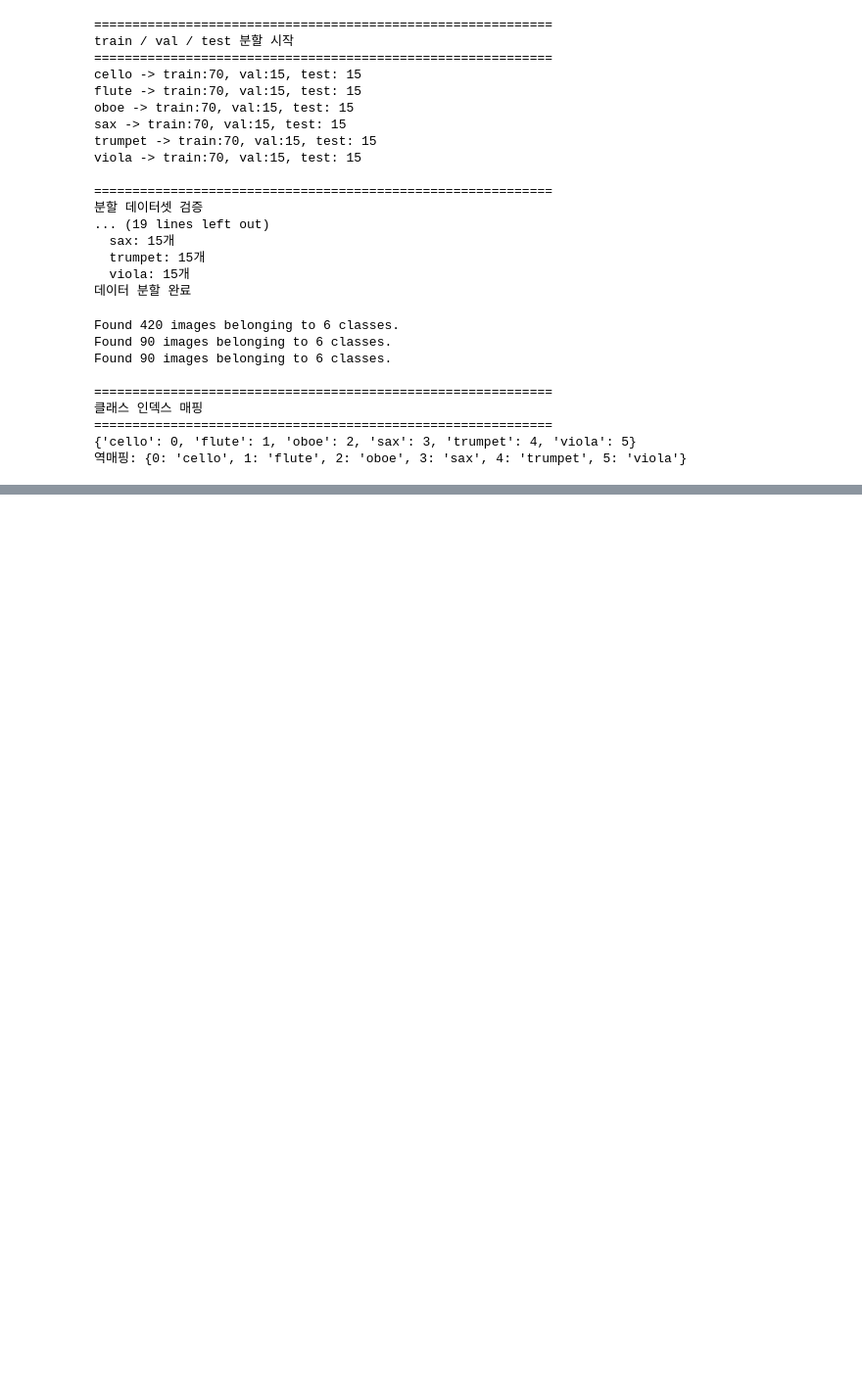
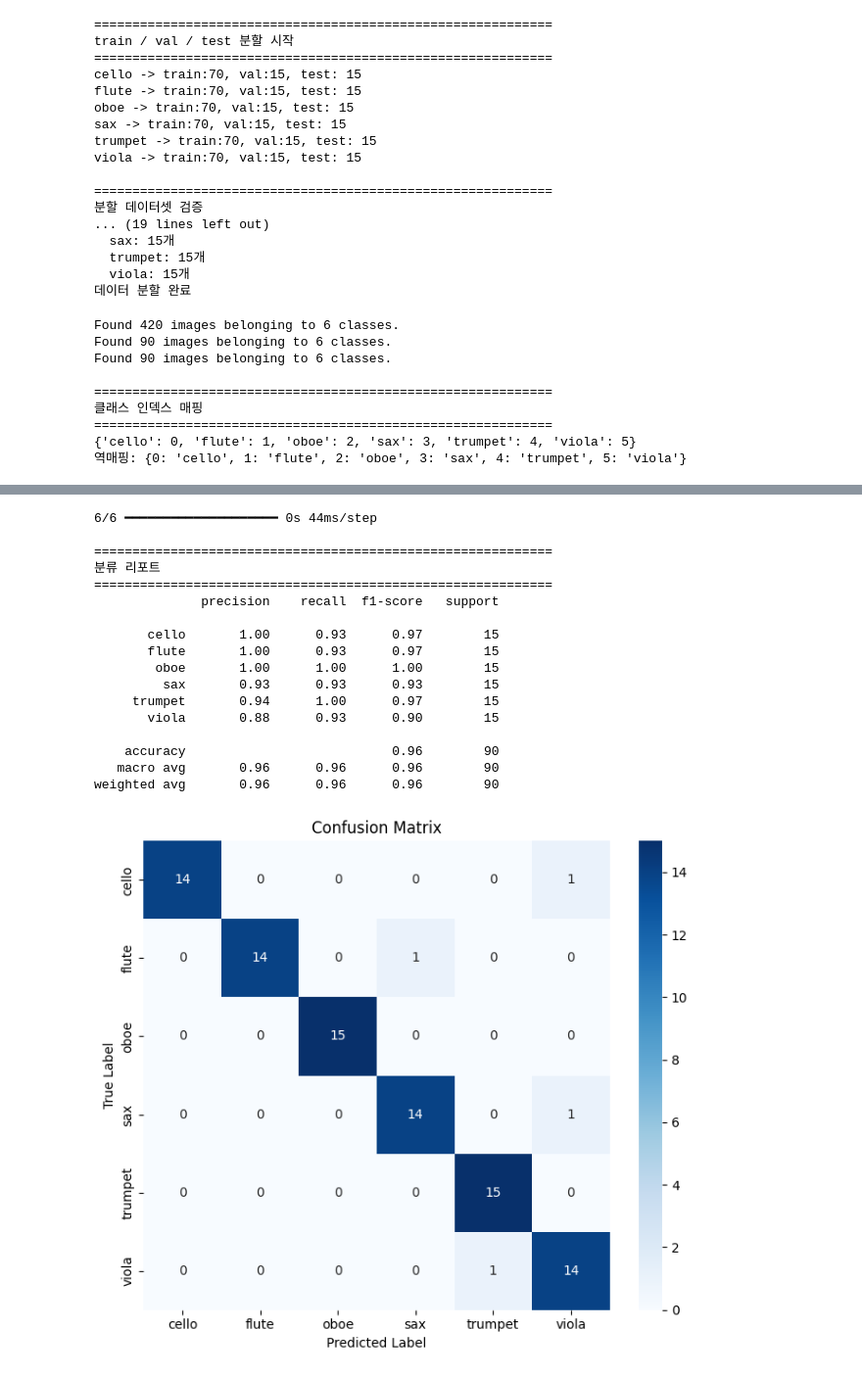
Before and after one commit to yamonge/study_archive, a Jupyter notebook: ai/2026/08/24/AI_Learning03.ipynb, the cells around one changed output, grey strips where cells are left out. Shown at 98% size. Saved outputs shown, nothing was run; the diff lists cells and outputs as text; code cells hidden in the pictures; blank space fills up the shorter version.

```diff
--- a/ai/2026/08/24/AI_Learning03.ipynb
+++ b/ai/2026/08/24/AI_Learning03.ipynb
@@ -694,0 +763,57 @@ Model: "sequential"
+# %%
+# 19. 분류 리포트 및 confusion Matrix
+# 테스트셋 전체에 대해 클래스별 확률을 예측
+pred_probs = model.predict(test_generator)
+
+# 가장 큰 확률을 갖는 인덱스를 최종 예측 클래스로 사용
+pred_classes = np.argmax(pred_probs, axis=1)
+
+# 실제 정답 라벨
+true_classes = test_generator.classes
+
+# 클래스 이름 목록
+class_labels = list(test_generator.class_indices.keys())
+
+print_section_title("분류 리포트")
+print(classification_report(
+    true_classes,
+    pred_classes,
+    target_names=class_labels,
+    zero_division=0
+))
+
+cm = confusion_matrix(true_classes, pred_classes)
+
+plt.figure(figsize=(7, 6))
+sns.heatmap(
+    cm,
+    annot=True,
+    fmt='d',
+    cmap='Blues',
+    xticklabels=class_labels,
+    yticklabels=class_labels
+)
+plt.title("Confusion Matrix")
+plt.xlabel("Predicted Label")
+plt.ylabel("True Label")
+plt.tight_layout()
+plt.show()
+# %% [output]
+6/6 ━━━━━━━━━━━━━━━━━━━━ 0s 44ms/step
+
+============================================================
+분류 리포트
+============================================================
+              precision    recall  f1-score   support
+
+       cello       1.00      0.93      0.97        15
+       flute       1.00      0.93      0.97        15
+        oboe       1.00      1.00      1.00        15
+         sax       0.93      0.93      0.93        15
+     trumpet       0.94      1.00      0.97        15
+       viola       0.88      0.93      0.90        15
+
+    accuracy                           0.96        90
+   macro avg       0.96      0.96      0.96        90
+weighted avg       0.96      0.96      0.96        90
+[figure, added]
```
Also changed, not shown: parts of 8 cells of this notebook, 4 other files.
